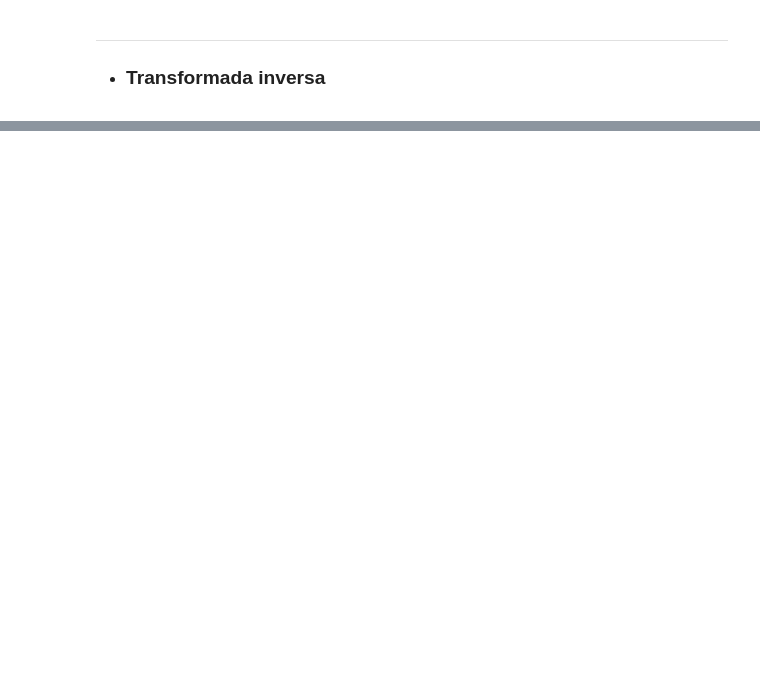
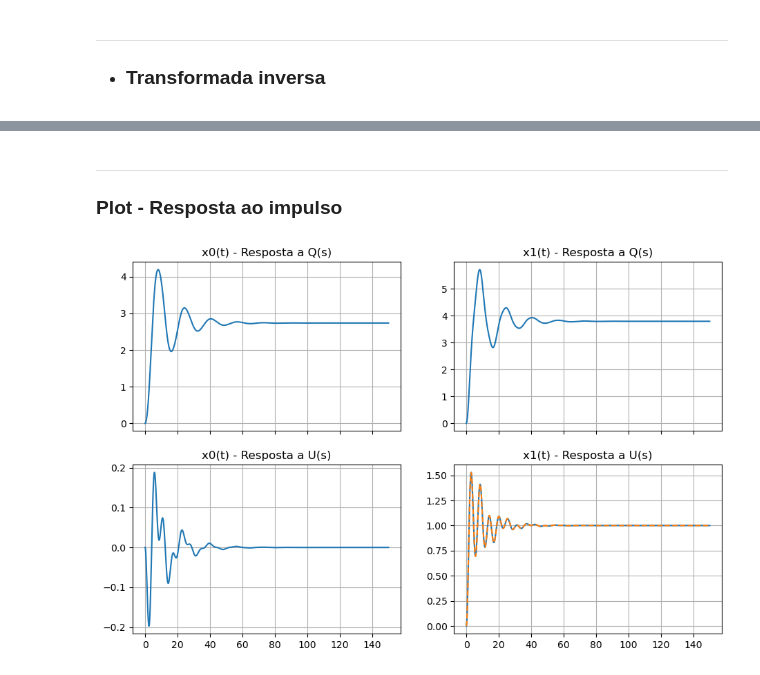
Before and after one commit to AlisonTristao/renovaveis, a Jupyter notebook: model.ipynb, the cells around one changed output, grey strips where cells are left out. Cells and saved outputs as stored; diff of their text form; code cells hidden in the pictures; blank space fills up the shorter version.

```diff
--- a/model.ipynb
+++ b/model.ipynb
@@ -10,16 +12,16 @@ import matplotlib.pyplot as plt
 * ### Constantes
 # %%
 # massas
-m0 = 1
-m1 = 0.5
+m0 = 5
+m1 = 1
 
 # constantes de amortecimento
 c0 = 1
-c1 = 0.1
+c1 = 0.15
 
 # constantes de rigidez
-k0 = 10
-k1 = 1
+k0 = 1.0
+k1 = 1.0
 
 # modal participation factor
 beta_0 = 0.33
@@ -159,0 +235,35 @@ plt.show()
+# %% [markdown]
+---
+### Plot - Resposta ao impulso
+# %%
+# funcao de transferencia da integral discreta Ts/(1 - z^-1)
+delta = ctl.tf([T, 0], [1, -1], T)
+
+# plota a resposta ao impulso discreta
+t_x0_q_imp, y_x0_q_imp = ctl.impulse_response(sysd_x0_q * delta, T=np.arange(t_start, t_end, T))
+t_x1_q_imp, y_x1_q_imp = ctl.impulse_response(sysd_x1_q * delta, T=np.arange(t_start, t_end, T))
+t_x0_u_imp, y_x0_u_imp = ctl.impulse_response(sysd_x0_u * delta, T=np.arange(t_start, t_end, T))
+t_x1_u_imp, y_x1_u_imp = ctl.impulse_response(sysd_x1_u * delta, T=np.arange(t_start, t_end, T))
+t_x1_u_step, y_x1_u_step = ctl.step_response(sysd_x1_u, T=np.arange(t_start, t_end, T))
+
+fig, axs = plt.subplots(2, 2, figsize=(11, 7), sharex=True)
+
+# x0 e x1
+axs[0, 0].plot(t_x0_q_imp, y_x0_q_imp)
+axs[0, 0].set_title('x0(t) - Resposta a Q(s)')
+axs[0, 0].grid(True)
+
+axs[0, 1].plot(t_x1_q_imp, y_x1_q_imp)
+axs[0, 1].set_title('x1(t) - Resposta a Q(s)')
+axs[0, 1].grid(True)
+
+axs[1, 0].plot(t_x0_u_imp, y_x0_u_imp)
+axs[1, 0].set_title('x0(t) - Resposta a U(s)')
+axs[1, 0].grid(True)
+
+axs[1, 1].plot(t_x1_u_imp, y_x1_u_imp)
+axs[1, 1].plot(t_x1_u_step, y_x1_u_step, '--')
+axs[1, 1].set_title('x1(t) - Resposta a U(s)')
+axs[1, 1].grid(True)
+# %% [output]
+[figure, added]
```
Also changed, not shown: parts of 10 cells of this notebook.
